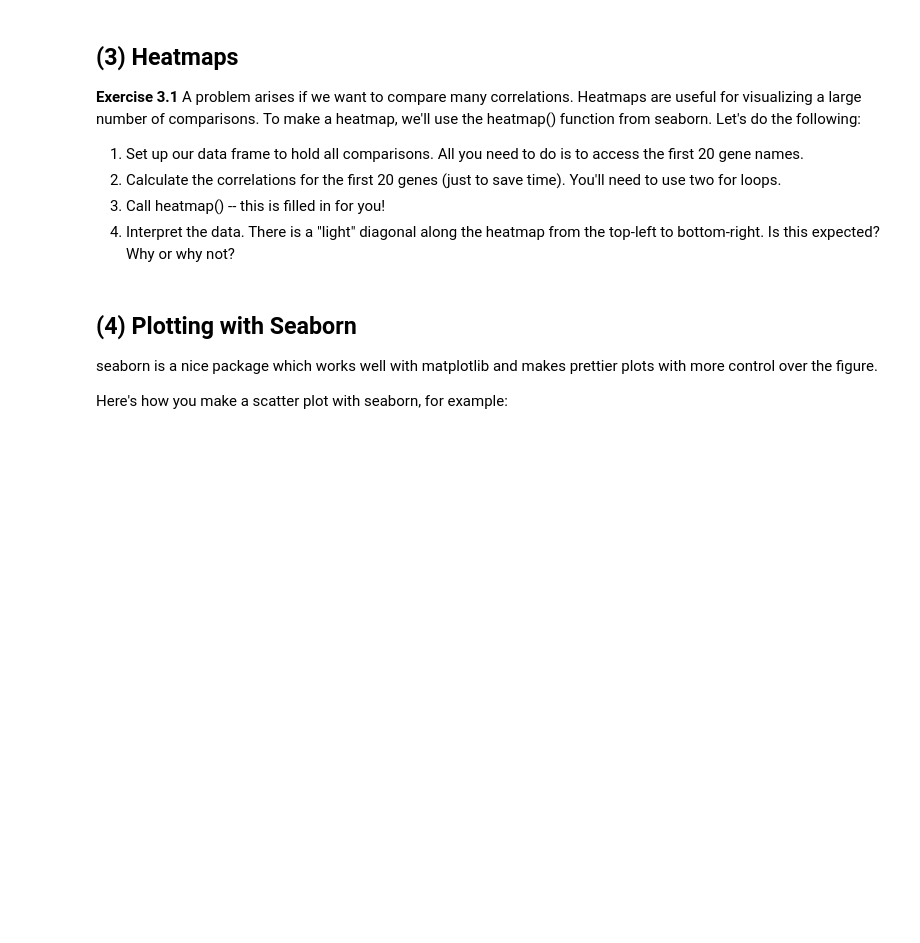
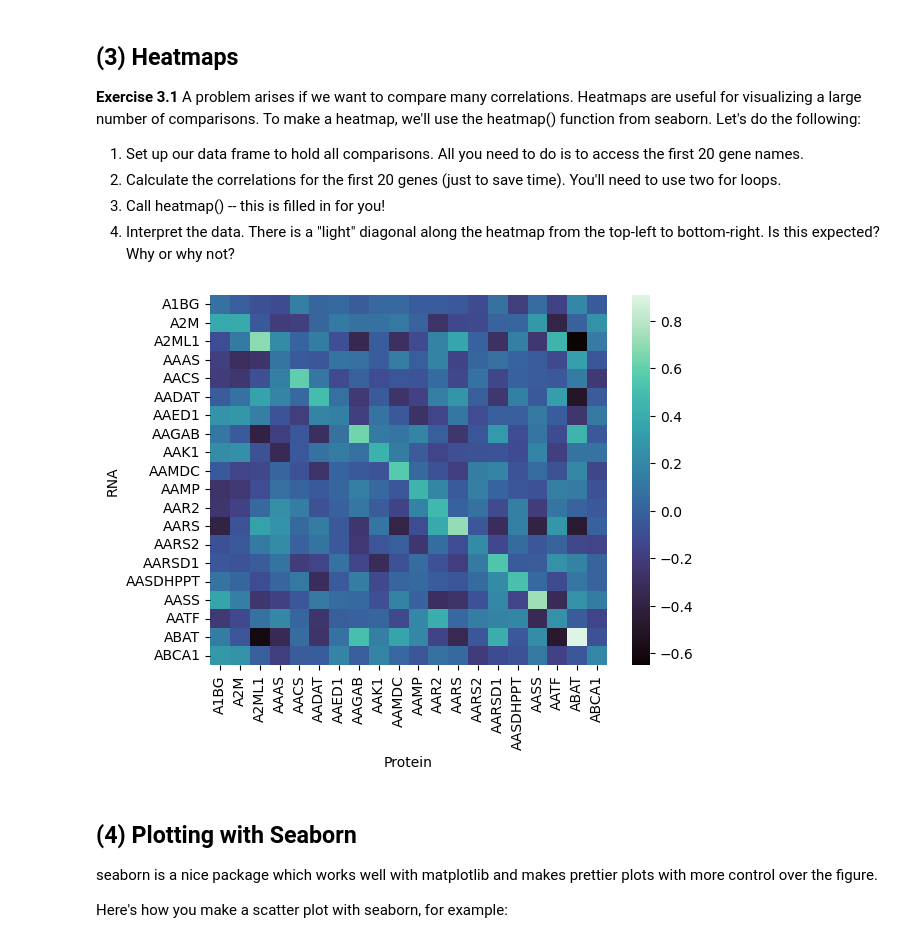
Before and after one commit to SoniaQi/qbio_490_sonia, a Jupyter notebook: week10_python/Intro_to_CPTAC.ipynb, the cells around one changed output. Cells and saved outputs as stored; diff of their text form; code cells hidden in the pictures; blank space fills up the shorter version.

```diff
--- a/week10_python/Intro_to_CPTAC.ipynb
+++ b/week10_python/Intro_to_CPTAC.ipynb
@@ -54,14 +90,14 @@ In addition to the proteomics data, we can also accesss the accompanying transcr
 # %% [markdown]
 **Exercise 1.2** Use the get_proteomics() function to store the proteomics data into a new data frame.
 # %%
-protein_data = ... # get the proteomics data
+protein_data = brca.get_proteomics() # get the proteomics data
 protein_data # view the data
 
 
 # Uncomment and run this command after you get the data, you don't really need to know what it does but it collapses
 # the column names and gets rid of the database_IDs which will make our lives much easier!
 
-# protein_data.columns = protein_data.columns.get_level_values(0)
+protein_data.columns = protein_data.columns.get_level_values(0)
 # %% [markdown]
 ## (2) Exploring the Data
 
@@ -304,7 +489,8 @@ Luckily for us, all 122 patients in the Brca dataset have clinical, transcriptom
 2. Create the rna_shared and prot_shared data frames; ie dataframes with only genes that are shared between rna and protein data. (Hint: how can we access rows/columns by name?).
 # %%
 # 1. Identify the genes (RNA, protein) shared between the two data sets
-shared_rna_prot = np.intersectld(rna_data.columns, protein_data.columns)
+shared_rna_prot = np.intersect1d(rna_data.columns, protein_data.columns)
+# the data is col names
 
 # 2. Create the two data frames
 rna_shared = rna_data.loc[:, shared_rna_prot]
@@ -336,34 +528,38 @@ import seaborn as sns
 # %%
 ncomparisons = 20 # define this variable in case we want to change the number of correlations to test
                   # this makes it less likely you'll forget to change a number, e.g. in the data frame shape
 gene_names = protein_data.columns[:20] # get the first ncomparisons gene names
 
 
 # Don't worry about this code
 # It's good practice to declare your data frame beforehand (it's much faster than appending to a list)
 # We fill everything in with 0 just as a placeholder
 corr_df = pd.DataFrame(np.ndarray(shape=(ncomparisons, ncomparisons), dtype=np.float16),
                       index = gene_names,
                       columns = gene_names)
 
 # 2. fill in the data frame!
 for g1 in gene_names:
     for g2 in gene_names:
         # calculate the correlations between protein and RNA
         # then, use .loc[] to store the correlation in corr_df
-        corr, pval = stats.spearmanr(rna_data[g1],protein_data[g2])
-        corr_df.loc[g1,g2]
+        corr, pval = stats.spearmanr(rna_shared[g1], prot_shared[g2], nan_policy = 'omit')
+        corr_df.loc[g1, g2] = corr
 
 # 3. create the heat map
 plot = sns.heatmap(
     corr_df,
     cmap='mako',
 )
 plot.set_xlabel('Protein', fontsize=10)
 plot.set_ylabel('RNA', fontsize=10)
 plt.show()
 
 # 4. interpret!
+# The light diagonal is expected because it indicates a higher correlation between the expression of the same gene
+# in RNA and protein. The correlation for ABAT is high, while the correlation for AlBG is relatively low.
+# %% [output]
+[figure, added]
 # %% [markdown]
 ## (4) Plotting with Seaborn
 seaborn is a nice package which works well with matplotlib and makes prettier plots with more control over the figure.
```
Also changed, not shown: parts of 34 cells of this notebook.
